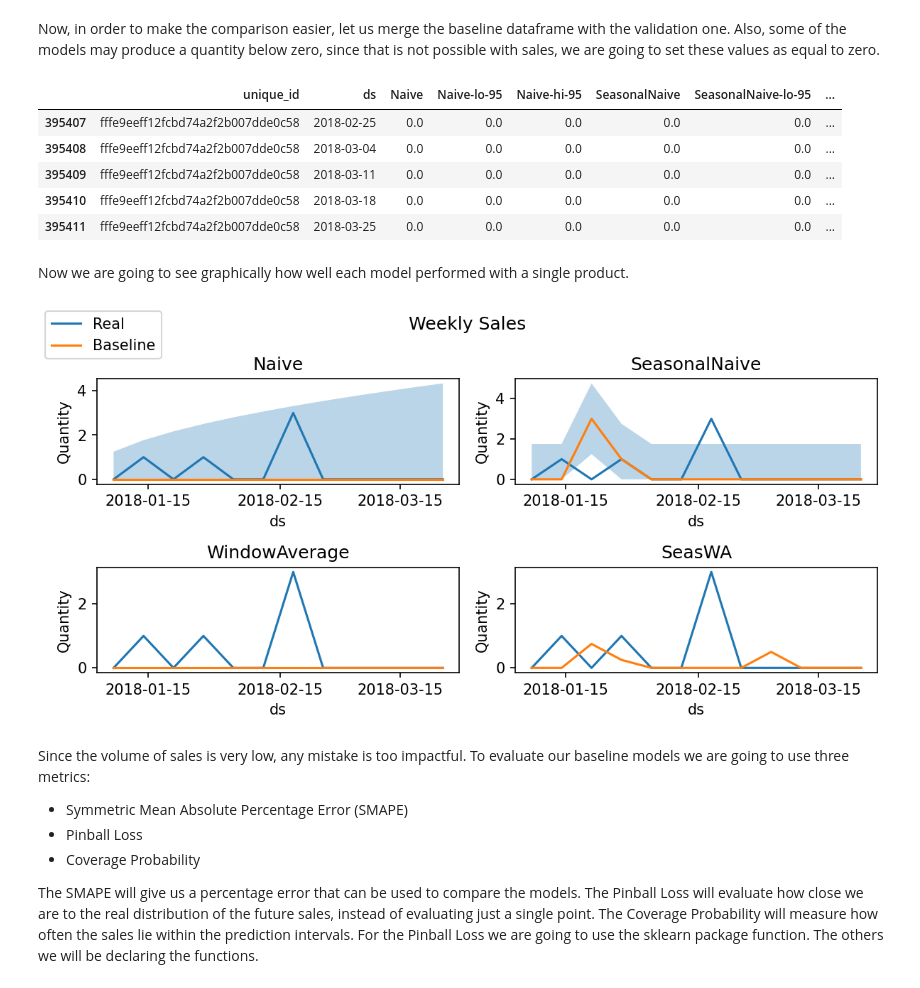
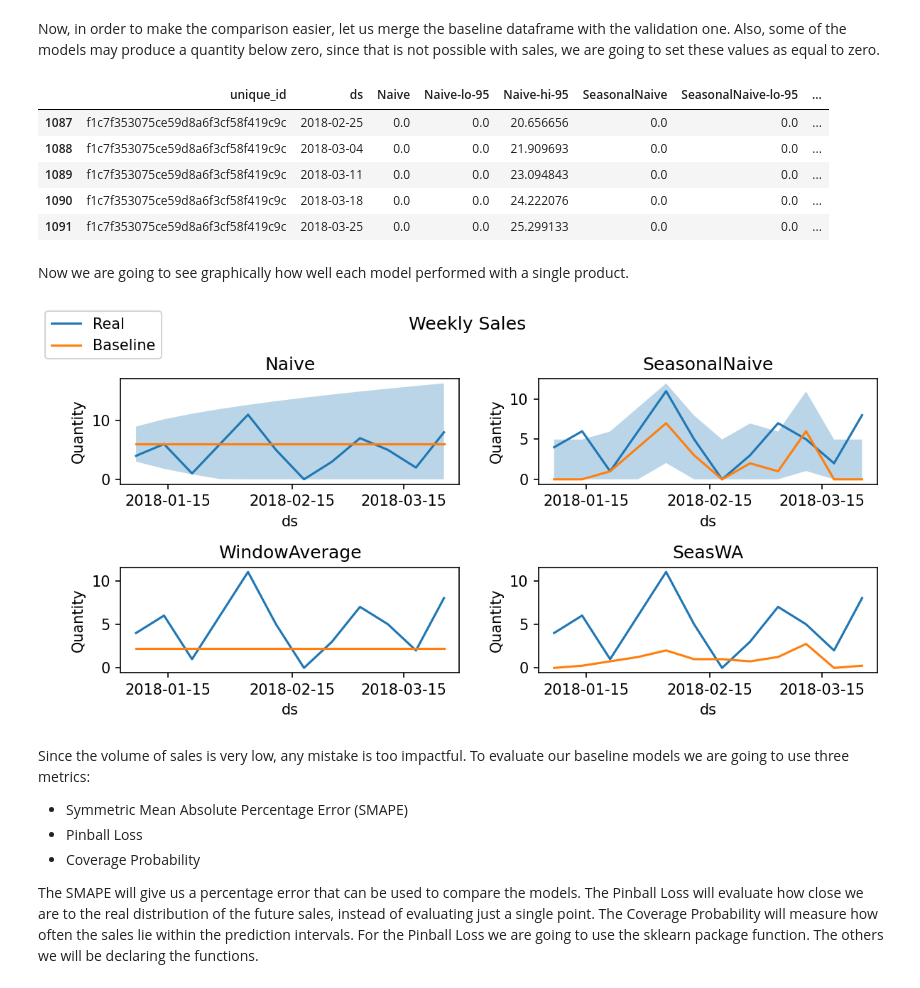
Before and after one commit to mateusmelo821/sales-forecasting, a Jupyter notebook: index.ipynb, the cells around one changed output. Cells and saved outputs as stored; diff of their text form; code cells hidden in the pictures.

```diff
--- a/index.ipynb
+++ b/index.ipynb
@@ -105,0 +108,3 @@ df.tail()
+# %%
+df = df.query('date>"2016-12-31"').reset_index(drop=True)
+df.tail()
@@ -251,0 +266,4 @@ df_weekly_sales.tail()
+# %%
+valid_products = df_weekly_sales.groupby('product_id')['quantity'].sum().reset_index().query('quantity>=100')['product_id'].unique()
+df_weekly_sales = df_weekly_sales[df_weekly_sales['product_id'].isin(valid_products)].reset_index(drop=True)
+df_weekly_sales.tail()
@@ -317,47 +342,47 @@ df_validation = df_baseline.reset_index().merge(df_validation, on=['unique_id',
 df_validation.tail()
 # %% [output]
 |  | unique_id | ds | Naive | Naive-lo-95 | Naive-hi-95 | SeasonalNaive | SeasonalNaive-lo-95 | ... |
-| 395407 | fffe9eeff12fcbd74a2f2b007dde0c58 | 2018-02-25 | 0.0 | 0.0 | 0.0 | 0.0 | 0.0 | ... |
-| 395408 | fffe9eeff12fcbd74a2f2b007dde0c58 | 2018-03-04 | 0.0 | 0.0 | 0.0 | 0.0 | 0.0 | ... |
-| 395409 | fffe9eeff12fcbd74a2f2b007dde0c58 | 2018-03-11 | 0.0 | 0.0 | 0.0 | 0.0 | 0.0 | ... |
-| 395410 | fffe9eeff12fcbd74a2f2b007dde0c58 | 2018-03-18 | 0.0 | 0.0 | 0.0 | 0.0 | 0.0 | ... |
-| 395411 | fffe9eeff12fcbd74a2f2b007dde0c58 | 2018-03-25 | 0.0 | 0.0 | 0.0 | 0.0 | 0.0 | ... |
+| 1087 | f1c7f353075ce59d8a6f3cf58f419c9c | 2018-02-25 | 0.0 | 0.0 | 20.656656 | 0.0 | 0.0 | ... |
+| 1088 | f1c7f353075ce59d8a6f3cf58f419c9c | 2018-03-04 | 0.0 | 0.0 | 21.909693 | 0.0 | 0.0 | ... |
+| 1089 | f1c7f353075ce59d8a6f3cf58f419c9c | 2018-03-11 | 0.0 | 0.0 | 23.094843 | 0.0 | 0.0 | ... |
+| 1090 | f1c7f353075ce59d8a6f3cf58f419c9c | 2018-03-18 | 0.0 | 0.0 | 24.222076 | 0.0 | 0.0 | ... |
+| 1091 | f1c7f353075ce59d8a6f3cf58f419c9c | 2018-03-25 | 0.0 | 0.0 | 25.299133 | 0.0 | 0.0 | ... |
 # %% [markdown]
 Now we are going to see graphically how well each model performed with a single product.
 # %%
-product = '005030ef108f58b46b78116f754d8d38'
+product = '06edb72f1e0c64b14c5b79353f7abea3'
 data = df_validation.query('unique_id==@product')
 fig, ax = plt.subplots(2, 2, figsize=(8, 4), dpi=150)
 sns.lineplot(data=data, x='ds', y='y', ax=ax[0,0], label='Real')
 sns.lineplot(data=data, x='ds', y='Naive', ax=ax[0,0], label='Baseline')
 ax[0,0].fill_between(data['ds'], data['Naive-lo-95'], data['Naive-hi-95'], alpha=.3)
 ax[0,0].set_title("Naive")
 ax[0,0].set_xticks(['2018-01-15', '2018-02-15', '2018-03-15'])
 ax[0,0].set_ylabel("Quantity")
 sns.lineplot(data=data, x='ds', y='y', ax=ax[0,1])
 sns.lineplot(data=data, x='ds', y='SeasonalNaive', ax=ax[0,1])
 ax[0,1].fill_between(data['ds'], data['SeasonalNaive-lo-95'], data['SeasonalNaive-hi-95'], alpha=.3)
 ax[0,1].set_title("SeasonalNaive")
 ax[0,1].set_xticks(['2018-01-15', '2018-02-15', '2018-03-15'])
 ax[0,1].set_ylabel("Quantity")
 sns.lineplot(data=data, x='ds', y='y', ax=ax[1,0])
 sns.lineplot(data=data, x='ds', y='WindowAverage', ax=ax[1,0])
 ax[1,0].set_title("WindowAverage")
 ax[1,0].set_xticks(['2018-01-15', '2018-02-15', '2018-03-15'])
 ax[1,0].set_ylabel("Quantity")
 sns.lineplot(data=data, x='ds', y='y', ax=ax[1,1])
 sns.lineplot(data=data, x='ds', y='SeasWA', ax=ax[1,1])
 ax[1,1].set_title("SeasWA")
 ax[1,1].set_xticks(['2018-01-15', '2018-02-15', '2018-03-15'])
 ax[1,1].set_ylabel("Quantity")
 handles, labels = ax[0,0].get_legend_handles_labels()
 fig.legend(handles, labels, loc='upper left')
 ax[0,0].get_legend().remove()
 plt.suptitle("Weekly Sales")
 plt.tight_layout()
 plt.show()
 # %% [output]
-[figure, old version]
+[figure, new version]
 # %% [markdown]
 Since the volume of sales is very low, any mistake is too impactful. To evaluate our baseline models we are going to use three metrics:
 
```
Also changed, not shown: parts of 39 cells of this notebook, 1 other file.
